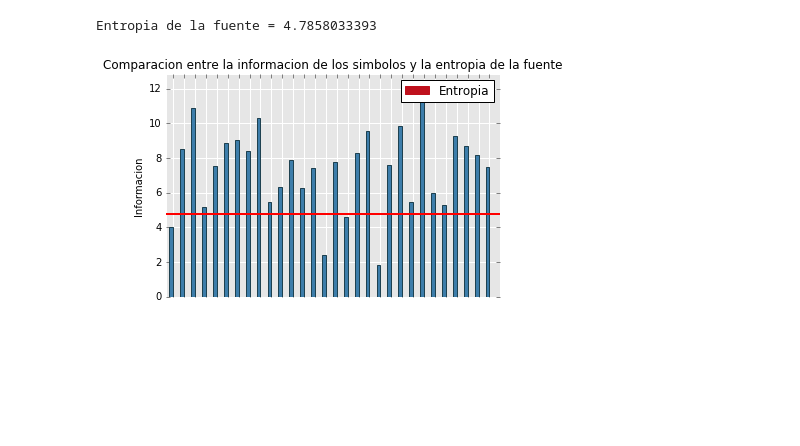
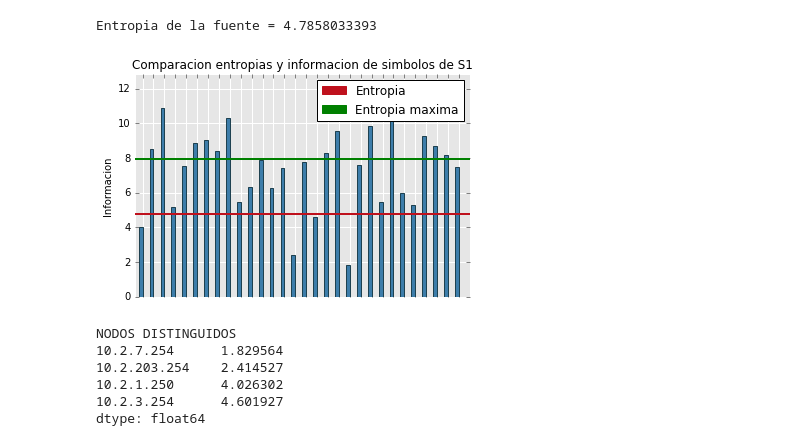
Before and after one commit to calasius/redes, a Jupyter notebook: cbonomi/Graficos.ipynb, the cells around one changed output. Saved outputs shown, nothing was run; the diff lists cells and outputs as text; code cells hidden in the pictures; blank space fills up the shorter version.

```diff
--- a/cbonomi/Graficos.ipynb
+++ b/cbonomi/Graficos.ipynb
@@ -62,32 +65,36 @@ def graficar_histograma(titulo, etiquetaY, etiquetasBarras, tamanosBarras):
 
     return ax.get_figure()
 
-def graficar_comparacion_simbolos_fuente(titulo, etiquetaY, etiquetasBarras, entropia, tamanosBarras):
+def graficar_comparacion_simbolos_fuente(titulo, etiquetaY, etiquetasBarras, entropia, entropiaMaxima, tamanosBarras):
     fig = graficar_histograma(titulo, etiquetaY, etiquetasBarras, tamanosBarras)
 
     colorEntropia = '#BF111D'
-    plt.axhline(entropia, color='r', linestyle='-', linewidth=2, zorder=4)
+    plt.axhline(entropia, color=colorEntropia, linestyle='-', linewidth=2, zorder=4)
+
+    colorEntropiaMaxima = 'g'
+    plt.axhline(entropiaMaxima, color=colorEntropiaMaxima, linestyle='-', linewidth=2, zorder=5)
 
     red_patch = mpatches.Patch(color=colorEntropia, label='Entropia')
-    plt.legend(handles=[red_patch])
+    green_patch = mpatches.Patch(color=colorEntropiaMaxima, label='Entropia maxima')
+    plt.legend(handles=[red_patch, green_patch])
     fig.savefig("gr.png", figsize=(1200,1200),  dpi=200)
     plt.show()
 
-def graficar_comparacion_simbolos_entropia(fuente):
-    titulo = "Comparacion entre la informacion de los simbolos y la entropia de la fuente"
+def graficar_comparacion_simbolos_entropia(fuente, titulo):
     etiquetaY ="Informacion"
     etiquetasBarras = ["UNICAST", "BROADCAST"]
-    graficar_comparacion_simbolos_fuente(titulo, etiquetaY, etiquetasBarras, entropia_fuente(fuente), informacion_simbolos(fuente))
+    graficar_comparacion_simbolos_fuente(titulo, etiquetaY, etiquetasBarras, entropia_fuente(fuente), entropia_maxima_fuente(fuente), informacion_simbolos(fuente))
 
-def graficar_comparacion_simbolos_entropia_agrupados(fuente):
-    titulo = "Comparacion entre la informacion de los simbolos y la entropia de la fuente"
+def graficar_comparacion_simbolos_entropia_agrupados(fuente, titulo):
     etiquetaY ="Informacion"
     etiquetasBarras = []
 
     tamanosBarrasAgrupados = set(informacion_simbolos(fuente).values)
-    graficar_comparacion_simbolos_fuente(titulo, etiquetaY, etiquetasBarras, entropia_fuente(fuente), tamanosBarrasAgrupados)
+    graficar_comparacion_simbolos_fuente(titulo, etiquetaY, etiquetasBarras, entropia_fuente(fuente), entropia_maxima_fuente(fuente), tamanosBarrasAgrupados)
 # %%
 packages = sc.sniff(offline=PCAP_FILE, lfilter=lambda x: x.haslayer(sc.ARP))
 arp_packages = map(lambda p: p["ARP"], packages)
 who_has_packages = filter(lambda p : p.op == ARP_OP_WHO_HAS,arp_packages)
 is_at_packages = filter(lambda p : p.op == ARP_OP_IS_AT, arp_packages)
+# %%
+packages = sc.sniff(offline=PCAP_FILE)
@@ -94,13 +143,29 @@ is_at_packages = filter(lambda p : p.op == ARP_OP_IS_AT, arp_packages)
 # %%
 fuente_s2 = pd.Series([p.pdst for p in who_has_packages])
 contadores = fuente_s2.value_counts()
 #convierto contadores a un array y luego este a un conjunto
 #valores_diferentes = set(contadores.values)
 #print "valores diferentes:", len(valores_diferentes)
 
 print "Entropia de la fuente =", entropia_fuente(fuente_s2)
 
-graficar_comparacion_simbolos_entropia_agrupados(fuente_s2)
+titulo = "Comparacion entropias y informacion de simbolos de S1"
+graficar_comparacion_simbolos_entropia_agrupados(fuente_s2, titulo)
+
+
+def nodos_distinguidos(fuente):
+    entropia = entropia_fuente(fuente)
+    info = informacion_simbolos(fuente)
+    info2 = info[info < entropia]
+    return info2
+
+nodos_con_info_menor_que_entropia(fuente_s2)
 # %% [output]
 Entropia de la fuente = 4.7858033393
-[figure, old version]
+[figure, new version]
+NODOS DISTINGUIDOS
+10.2.7.254      1.829564
+10.2.203.254    2.414527
+10.2.1.250      4.026302
+10.2.3.254      4.601927
+dtype: float64
```
Also changed, not shown: parts of 6 cells of this notebook.
